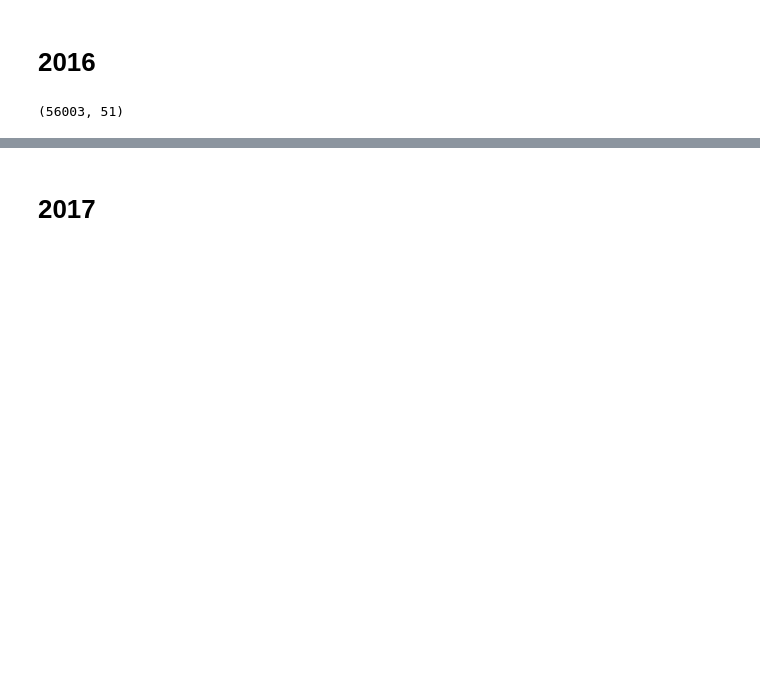
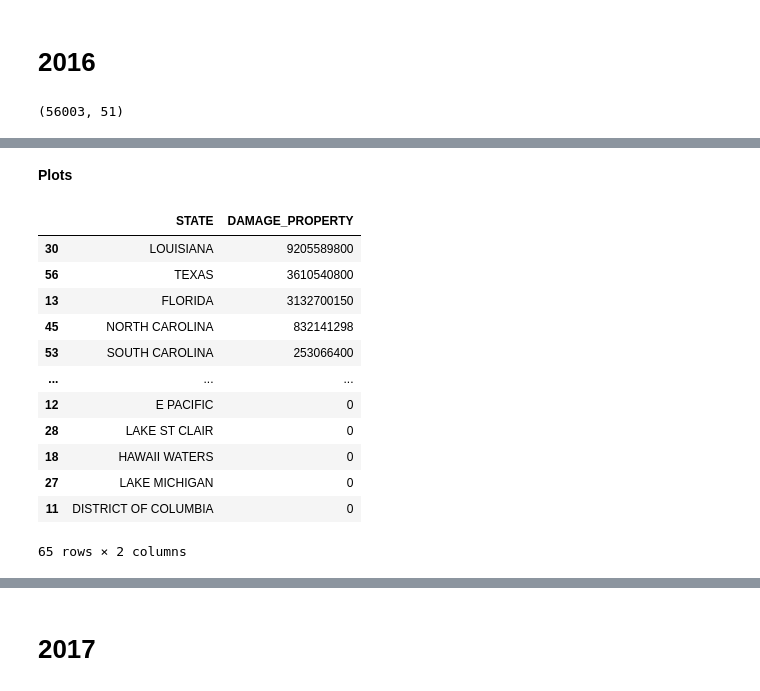
Before and after one commit to lmstephens/Build-Week1, a Jupyter notebook: 2013_2019weather.ipynb, the cells around one changed output, grey strips where cells are left out. Cells and saved outputs as stored; diff of their text form; code cells hidden in the pictures; blank space fills up the shorter version.

```diff
--- a/2013_2019weather.ipynb
+++ b/2013_2019weather.ipynb
@@ -530,0 +533,7 @@ dfweather_data_2016['DAMAGE_PROPERTY'] = DAMAGE_PROPERTY_2016
+# %%
+#adds together the state totals
+newdf2016 = dfweather_data_2016.groupby(['STATE'], as_index=False).sum()
+# %%
+#creates a new dataframe
+df2016 = pd.DataFrame(newdf2016)
+df2016.head()
@@ -530,0 +547,18 @@ dfweather_data_2016['DAMAGE_PROPERTY'] = DAMAGE_PROPERTY_2016
+# %% [markdown]
+**Plots**
+# %%
+df2016.sort_values(by='DAMAGE_PROPERTY', ascending=False)
+# %% [output]
+|  | STATE | DAMAGE_PROPERTY |
+| 30 | LOUISIANA | 9205589800 |
+| 56 | TEXAS | 3610540800 |
+| 13 | FLORIDA | 3132700150 |
+| 45 | NORTH CAROLINA | 832141298 |
+| 53 | SOUTH CAROLINA | 253066400 |
+| ... | ... | ... |
+| 12 | E PACIFIC | 0 |
+| 28 | LAKE ST CLAIR | 0 |
+| 18 | HAWAII WATERS | 0 |
+| 27 | LAKE MICHIGAN | 0 |
+| 11 | DISTRICT OF COLUMBIA | 0 |
+65 rows × 2 columns
```
Also changed, not shown: parts of 7 cells of this notebook.
